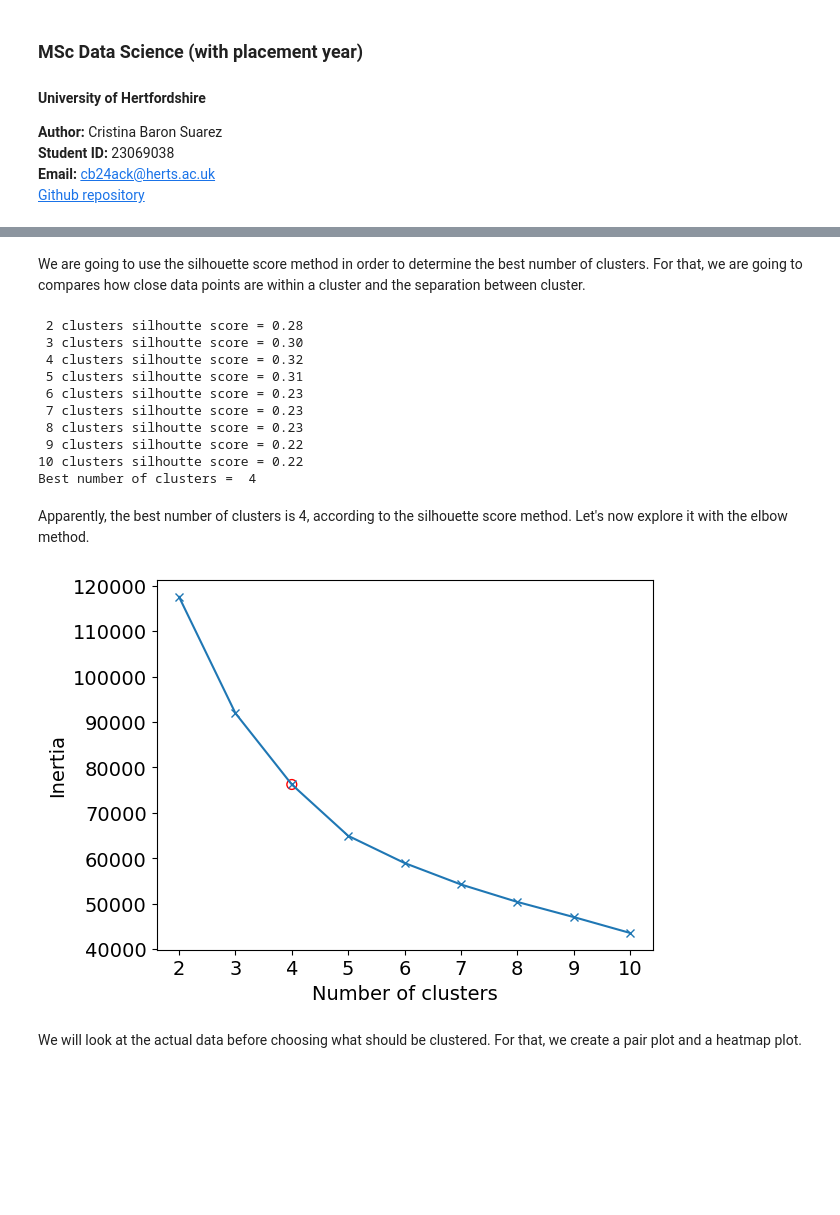
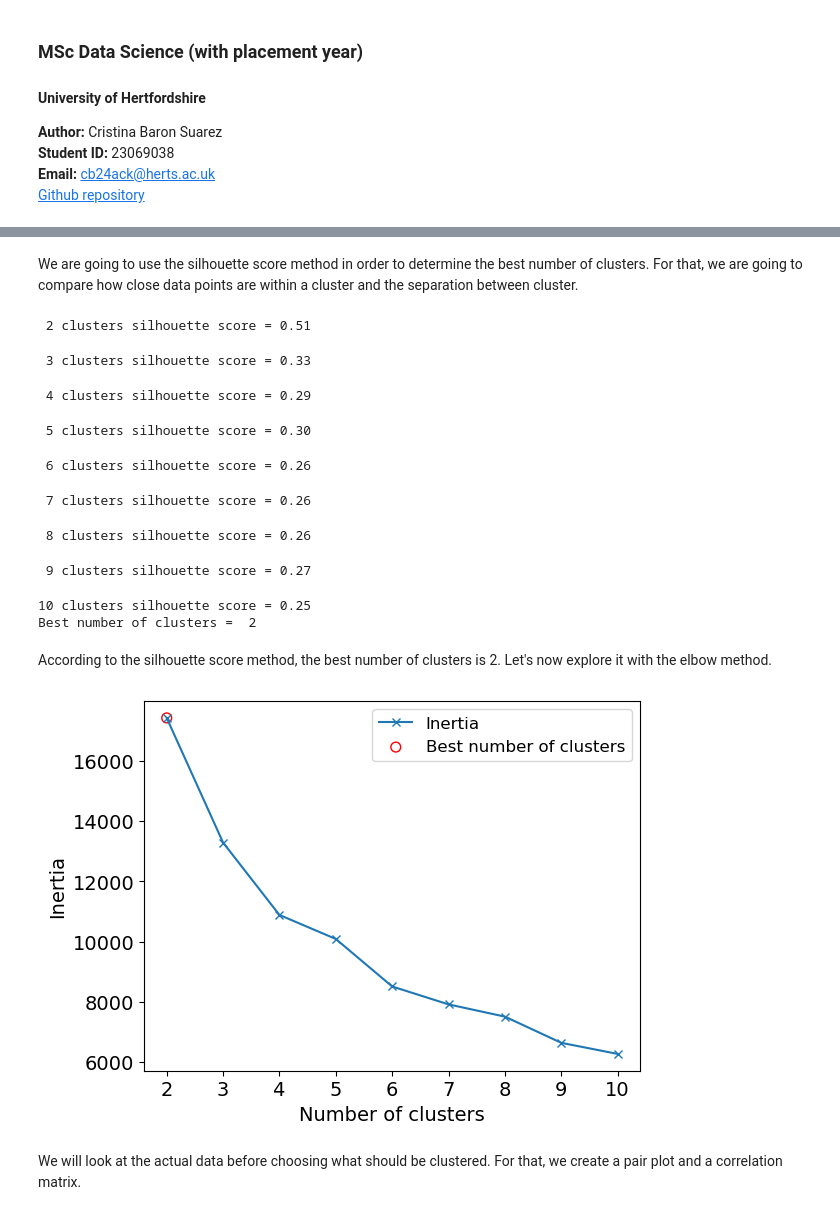
Before and after one commit to criss-bassu/Clustering_Fitting, a Jupyter notebook: ClusteringFitting_walks.ipynb, the cells around one changed output, grey strips where cells are left out. Cells and saved outputs as stored; diff of their text form; code cells hidden in the pictures; blank space fills up the shorter version.

```diff
--- a/ClusteringFitting_walks.ipynb
+++ b/ClusteringFitting_walks.ipynb
@@ -22,5 +23,5 @@ import matplotlib.cm as cm
 # %%
-filename = 'walks2.csv'
-dfAll = pd.read_csv(filename)
+filename = 'walkingSample.csv'
+dfAll = pd.read_csv(filename).iloc[:,4:] # Read and select all columns from the 5th-on
 dfAll.head()
 # %% [output]
@@ -47,7 +89,7 @@ Once we have the dataframe, we are now going to study the number of clusters we
 # Randomness will play a role in what follows, so we set a random seed for reproducibility
 np.random.seed(1)
 # %% [markdown]
-We are going to use the silhouette score method in order to determine the best number of clusters. For that, we are going to compares how close data points are within a cluster and the separation between cluster.
+We are going to use the silhouette score method in order to determine the best number of clusters. For that, we are going to compare how close data points are within a cluster and the separation between cluster.
 # %%
 def one_silhoutte(n, df):
     """
@@ -62,49 +104,69 @@ def one_silhoutte(n, df):
     score = silhouette_score(df, labels)
     return score
 # %%
+# Initialize variables to track the best number of clusters and the highest silhouette score
 best_n, best_score = None, -np.inf
+
+# Iterate from 2 to 10 clusters
 for n in range(2, 11):
+    # Calculate the silhouette score for 'n'
     score = one_silhoutte(n, df)
+
+    # if the current score is higher, update the best number of clusters and score
     if score > best_score:
         best_n = n
         best_score = score
-    print(f"{n:2g} clusters silhoutte score = {score:0.2f}")
 
+    # Print the silhouette score for 'n'
+    print(f"{n:2g} clusters silhouette score = {score:0.2f}")
+
+# Print the best number of clusters
 print(f"Best number of clusters = {best_n:2g}")
 # %% [output]
- 2 clusters silhoutte score = 0.28
- 3 clusters silhoutte score = 0.30
- 4 clusters silhoutte score = 0.32
- 5 clusters silhoutte score = 0.31
- 6 clusters silhoutte score = 0.23
- 7 clusters silhoutte score = 0.23
- 8 clusters silhoutte score = 0.23
- 9 clusters silhoutte score = 0.22
-10 clusters silhoutte score = 0.22
-Best number of clusters =  4
+ 2 clusters silhouette score = 0.51
+ 3 clusters silhouette score = 0.33
+ 4 clusters silhouette score = 0.29
+ 5 clusters silhouette score = 0.30
+ 6 clusters silhouette score = 0.26
+ 7 clusters silhouette score = 0.26
+ 8 clusters silhouette score = 0.26
+ 9 clusters silhouette score = 0.27
+10 clusters silhouette score = 0.25
+Best number of clusters =  2
 # %% [markdown]
-Apparently, the best number of clusters is 4, according to the silhouette score method. Let's now explore it with the elbow method.
+According to the silhouette score method, the best number of clusters is 2. Let's now explore it with the elbow method.
 # %%
-def elbowPlot(df, ini, end):
+def elbowPlot(df, ini, end, best_n):
+    """
+    Plots the elbow method between ini and end
+    """
+    # List to store the inertia values for each number of clusters
     inertia = []
+
+    # Loop through the range of cluster numbers (ini to end)
     for k in range(ini, end):
+        # Perform k-means clustering with k clusters
         kmeans = KMeans(n_clusters = k)
         kmeans.fit(df)
+        # Append the inertia (sum of squared distances to cluster centers) to the list
         inertia.append(kmeans.inertia_)
 
-    plt.plot(range(ini, end), inertia, 'x-')
-    plt.scatter(best_n, inertia[best_n - ini], marker='o', color='red', facecolors='none', s=50)
-    plt.xlabel('Number of clusters', fontsize = 14)
-    plt.ylabel('Inertia', fontsize = 14)
-    plt.xticks(fontsize = 14)
-    plt.yticks(fontsize = 14)
+    # Plot the inertia values VS the number of clusters
+    plt.plot(range(ini, end), inertia, 'x-', label = 'Inertia')
+    # Highlight the best number of clusters
+    plt.scatter(best_n, inertia[best_n - ini], marker = 'o', color = 'red', facecolors = 'none', s = 50, label = 'Best number of clusters')
+    plt.xlabel('Number of clusters', fontsize=14)
+    plt.ylabel('Inertia', fontsize=14)
+    plt.xticks(fontsize=14)
+    plt.yticks(fontsize=14)
+    plt.legend(fontsize=12)
     plt.show()
     return
 # %%
-elbowPlot(df, 2, 11)
+elbowPlot(df, 2, 11, best_n)
 # %% [output]
-[figure, old version]
+[figure, new version]
 # %% [markdown]
-We will look at the actual data before choosing what should be clustered. For that, we create a pair plot and a heatmap plot.
+We will look at the actual data before choosing what should be clustered. For that, we create a pair plot and a correlation matrix.
 # %%
 def pairplot(df):
```
Also changed, not shown: parts of 27 cells of this notebook, 4 other files.
